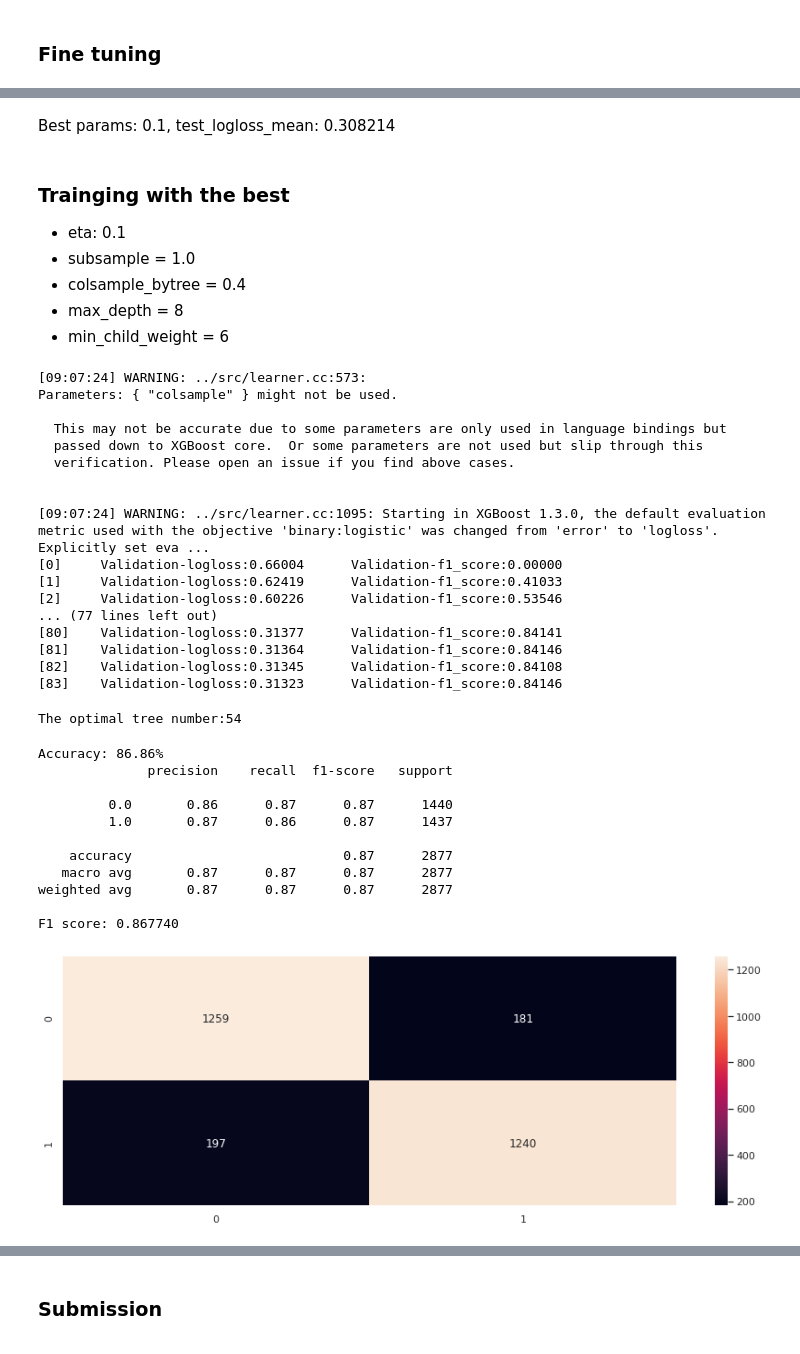
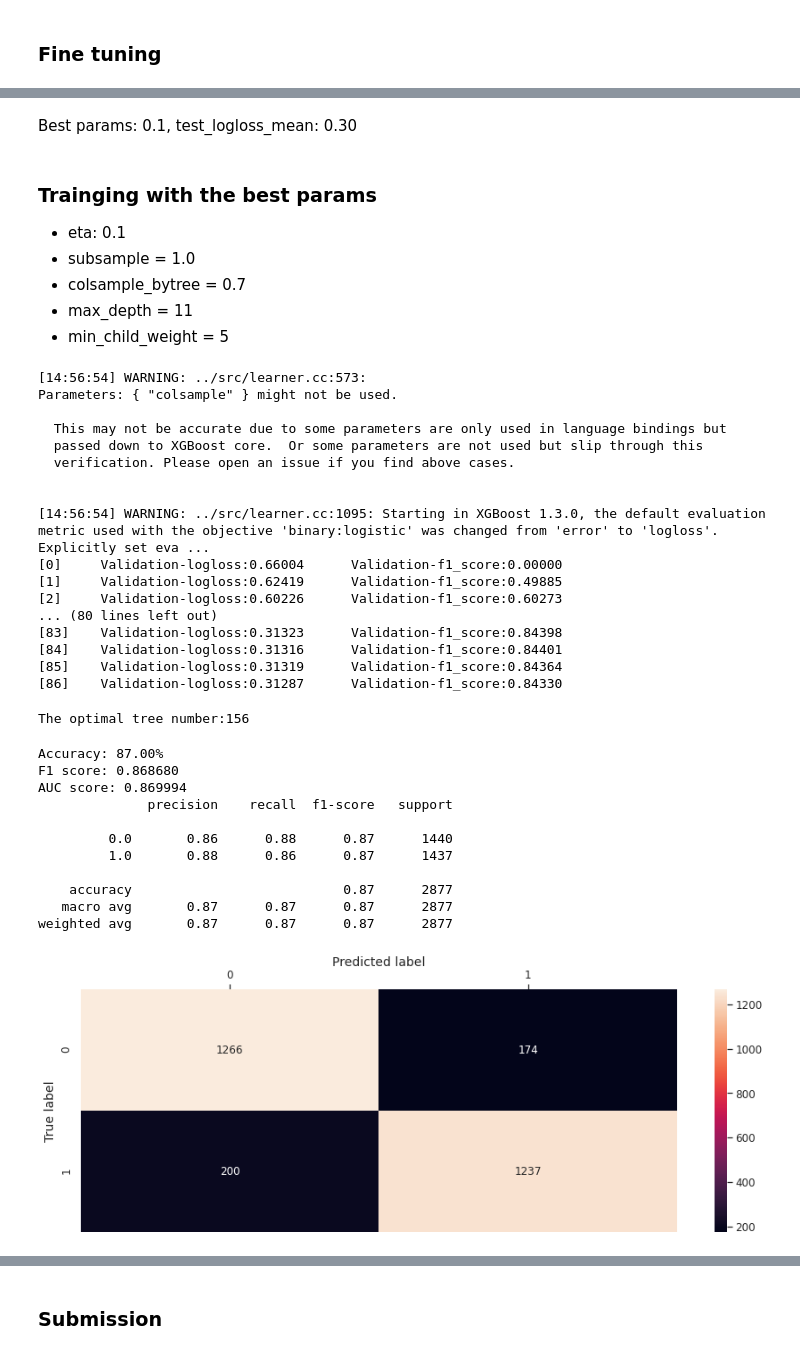
Before and after one commit to Amine-OMRI/HR-Analytics, a Jupyter notebook: HR_Analytics_Modeling_and_Prediction.ipynb, the cells around one changed output, grey strips where cells are left out. Saved outputs shown, nothing was run; the diff lists cells and outputs as text; code cells hidden in the pictures.

Commit message:
New model with Accuracy = 87%

```diff
--- a/HR_Analytics_Modeling_and_Prediction.ipynb
+++ b/HR_Analytics_Modeling_and_Prediction.ipynb
@@ -459,6 +470,8 @@ aug_train = pd.read_csv('/content/HR-Analytics/Preprocessed_data/preprocessed_OH
 print("Detailed candidates train data row, cols: ", aug_train.shape)
 aug_test = pd.read_csv('/content/HR-Analytics/Preprocessed_data/preprocessed_OHE_city_MissVal_replaced_Gender_company_Type_Size_test.csv')
 print("Detailed candidates test data row, cols: ", aug_test.shape)
+aug_test.drop(['Unnamed: 0'], axis=1, inplace= True)
+aug_train.drop(['Unnamed: 0'], axis=1, inplace= True)
 # %% [output]
 Detailed candidates train data row, cols:  (19158, 136)
 Detailed candidates test data row, cols:  (2129, 135)
@@ -511,7 +537,7 @@ Test set X: (2877, 134) y: (2877,)
 # %%
 def custom_eval(preds, dtrain):
     labels = dtrain.get_label().astype(np.int)
-    preds = (preds >= 0.3).astype(np.int)
+    preds = (preds >= 0.24).astype(np.int)
     return [('f1_score', f1_score(labels, preds))]
 # %%
 import xgboost as xgb
@@ -826,14 +860,14 @@ Parameters: { "colsample" } might not be used.
         test_logloss_mean 0.6911788 for 0 rounds
 Best params: 0.1, test_logloss_mean: 0.312141
 # %% [markdown]
-Best params: 0.1, test_logloss_mean: 0.308214
+Best params: 0.1, test_logloss_mean: 0.30
 # %% [markdown]
-### Trainging with the best
+### Trainging with the best params
 * eta: 0.1
 * subsample = 1.0
-* colsample_bytree = 0.4
-* max_depth = 8
-* min_child_weight = 6
+* colsample_bytree = 0.7
+* max_depth = 11
+* min_child_weight = 5
 # %%
 import xgboost as xgb
 from sklearn.metrics import f1_score
@@ -853,8 +887,6 @@ params = {
           'subsample': 1.0 # percentage of samples used per tree. Low value can lead to underfitting.
           }
 
-
-
 ### Training the model ###
 xgb_model = xgb.train(
                       params,
@@ -866,7 +898,7 @@ xgb_model = xgb.train(
                       early_stopping_rounds=30
                       )
 # %% [output]
-[09:07:24] WARNING: ../src/learner.cc:573:
+[14:56:54] WARNING: ../src/learner.cc:573:
 Parameters: { "colsample" } might not be used.
 
   This may not be accurate due to some parameters are only used in language bindings but
@@ -874,49 +906,60 @@ Parameters: { "colsample" } might not be used.
   verification. Please open an issue if you find above cases.
 
 
-[09:07:24] WARNING: ../src/learner.cc:1095: Starting in XGBoost 1.3.0, the default evaluation metric used with the objective 'binary:logistic' was changed from 'error' to 'logloss'. Explicitly set eva ...
+[14:56:54] WARNING: ../src/learner.cc:1095: Starting in XGBoost 1.3.0, the default evaluation metric used with the objective 'binary:logistic' was changed from 'error' to 'logloss'. Explicitly set eva ...
 [0]     Validation-logloss:0.66004      Validation-f1_score:0.00000
-[1]     Validation-logloss:0.62419      Validation-f1_score:0.41033
-[2]     Validation-logloss:0.60226      Validation-f1_score:0.53546
-... (77 lines left out)
-[80]    Validation-logloss:0.31377      Validation-f1_score:0.84141
-[81]    Validation-logloss:0.31364      Validation-f1_score:0.84146
-[82]    Validation-logloss:0.31345      Validation-f1_score:0.84108
-[83]    Validation-logloss:0.31323      Validation-f1_score:0.84146
+[1]     Validation-logloss:0.62419      Validation-f1_score:0.49885
+[2]     Validation-logloss:0.60226      Validation-f1_score:0.60273
+... (80 lines left out)
+[83]    Validation-logloss:0.31323      Validation-f1_score:0.84398
+[84]    Validation-logloss:0.31316      Validation-f1_score:0.84401
+[85]    Validation-logloss:0.31319      Validation-f1_score:0.84364
+[86]    Validation-logloss:0.31287      Validation-f1_score:0.84330
 # %%
 print("The optimal tree number:{}".format(xgb_model.best_ntree_limit))
 # %% [output]
-The optimal tree number:54
+The optimal tree number:156
 # %%
+from sklearn.metrics import accuracy_score, classification_report, confusion_matrix, roc_curve, auc
+
 ### Reformatting test set for XGB ###
 dtest = xgb.DMatrix(X_test, y_test )
 
 ### Predicting ###
 predict = xgb_model.predict(dtest) # predicting
 predictions = [round(value) for value in predict]
 
 # Calculate Accuracy on test set
-from sklearn.metrics import accuracy_score
 accuracy = accuracy_score(y_test, predictions)
 print("Accuracy: %.2f%%" % (accuracy * 100.0))
-from sklearn.metrics import classification_report, confusion_matrix
+
+# Calculate the F1 score on test set
+f1 = f1_score(y_test, predictions)
+print('F1 score: %f' % f1)
+
+# Calculate the AUC score on test set
+fpr, tpr, thresholds = roc_curve(y_test, predictions)
+print('AUC score: %f' % auc(fpr, tpr))
 
 ## Test set confusion_matrix
 cm = confusion_matrix(y_test, predictions)
 sns.heatmap(cm, annot=True, fmt="d")
+# place labels at the top
+plt.gca().xaxis.tick_top()
+plt.gca().xaxis.set_label_position('top')
+plt.ylabel('True label',size=14)
+plt.xlabel('Predicted label',size=14)
 print(classification_report(y_test, predictions))
-f1 = f1_score(y_test, predictions)
-print('F1 score: %f' % f1)
 # %% [output]
-Accuracy: 86.86%
+Accuracy: 87.00%
+F1 score: 0.868680
+AUC score: 0.869994
               precision    recall  f1-score   support
 
-         0.0       0.86      0.87      0.87      1440
-         1.0       0.87      0.86      0.87      1437
+         0.0       0.86      0.88      0.87      1440
+         1.0       0.88      0.86      0.87      1437
 
     accuracy                           0.87      2877
    macro avg       0.87      0.87      0.87      2877
 weighted avg       0.87      0.87      0.87      2877
-
-F1 score: 0.867740
-[figure, old version]
+[figure, new version]
```
Also changed, not shown: parts of 93 cells of this notebook.
